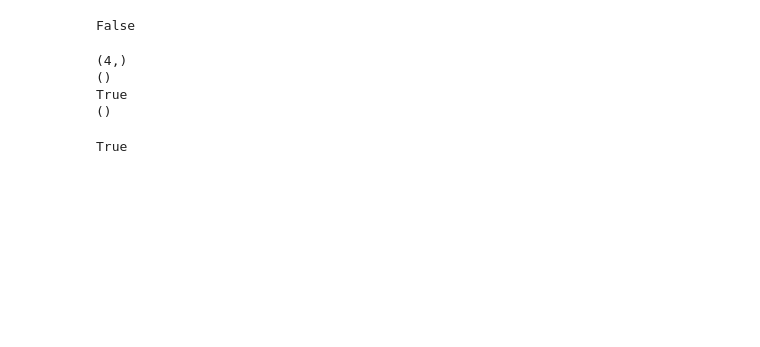
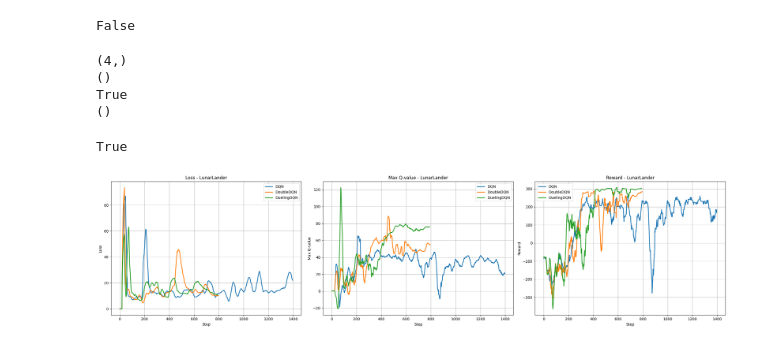
Before and after one commit to Rainzor/Reinforcement-Learning, a Jupyter notebook: RL-exp2-Deep-RL/test.ipynb, the cells around one changed output. Saved outputs shown, nothing was run; the diff lists cells and outputs as text; code cells hidden in the pictures; blank space fills up the shorter version.

```diff
--- a/RL-exp2-Deep-RL/test.ipynb
+++ b/RL-exp2-Deep-RL/test.ipynb
@@ -39,0 +239,18 @@ True
+# %%
+base_directory = './logs'
+metric_folders = ['loss', 'maxq', 'reward']
+target_environment = 'LunarLander'
+# 调用函数绘制图表
+plot_training_metrics(
+    base_dir=base_directory,
+    folders=metric_folders,
+    target_env=target_environment,
+    smooth_method='moving_average',  # 或 'savgol'
+    smooth_window=20,               # 根据需要调整
+    savgol_polyorder=3,             # 仅适用于 'savgol' 方法
+    figsize=(24, 6),
+    color_map='tab10',
+    save_path=None                   # 如果需要保存图像，提供文件路径，例如 'metrics_plot.png'
+)
+# %% [output]
+[figure, added]
```
Also changed, not shown: parts of 4 cells of this notebook, 20 other files.
